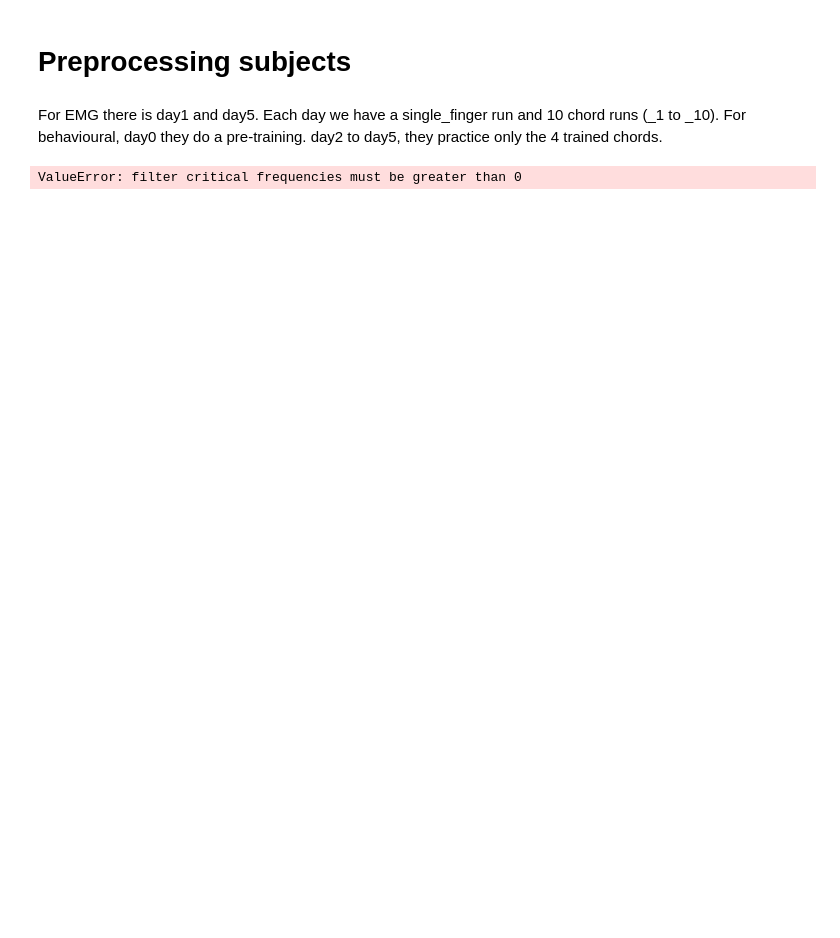
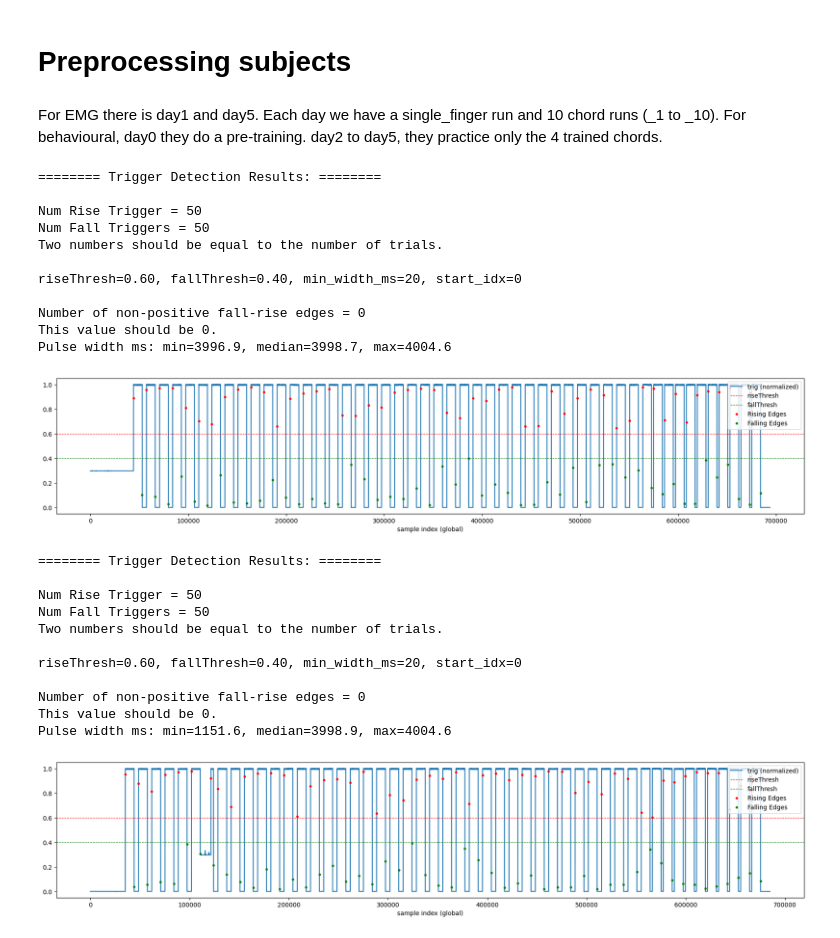
Before and after one commit to alighavam/EFC_learningEMG, a Jupyter notebook: preprocessing.ipynb, the cells around one changed output. Drawn from its saved outputs; the diff is of its cells as text; code cells hidden in the pictures; blank space fills up the shorter version.

Commit message:
better trigger detection

```diff
--- a/preprocessing.ipynb
+++ b/preprocessing.ipynb
@@ -32,30 +33,44 @@ def butter_bandpass(lowcut, highcut, fs, order=5):
 # %%
 sn = 100
 
 # Prep EMG:
 df = {'t'}
 days = ['day1', 'day5']
 for day in days:
-    # ========================= single_finger =========================
+    # ========================= detect trigger signal =========================
     header = pd.read_csv(os.path.join(emgPath, day, f'subj{sn}', f'EFC_learningEMG_{sn}_single_finger.csv'), skiprows=5, nrows=1, header=None)
     # remove extra spaces in header:
     header = header.apply(lambda x: x.str.strip() if x.dtype == "object" else x)
     data = pd.read_csv(os.path.join(emgPath, day, f'subj{sn}', f'EFC_learningEMG_{sn}_single_finger.csv'), skiprows=8, header=None)
     data = data.iloc[:, :28]
     data.columns = header.iloc[0, :28]
     data = data.reset_index(drop=True)
 
     trigger = data['Analog 1 (V)'].values
-    fs = 2222.2222
-    filtered = filtfilt(*butter_bandpass(20, 500, fs), trigger)
-    rectified = np.abs(filtered)
-    smoothed = filtfilt(*butter_bandpass(0, 15, fs), rectified)  # Low-pass for envelope
-
-    plt.figure(figsize=(10, 5))
-    plt.plot(data['Analog 1 Time Series (s)'], smoothed)
-    plt.xlabel('Time (s)')
-    plt.ylabel('Analog 1 (V)')
-    plt.title('Analog 1 (V) vs Time')
-    plt.show()
+    fs_trigger = 2222.2222
+    riseIdx, fallIdx = emg_functions.find_trigger_rise_edge(trigger, fs_trigger, riseThresh=0.6, fallThresh=0.4, min_width_ms=20, debug=1)
 # %% [output]
-ValueError: filter critical frequencies must be greater than 0
+======== Trigger Detection Results: ========
+
+Num Rise Trigger = 50
+Num Fall Triggers = 50
+Two numbers should be equal to the number of trials.
+
+riseThresh=0.60, fallThresh=0.40, min_width_ms=20, start_idx=0
+
+Number of non-positive fall-rise edges = 0
+This value should be 0.
+Pulse width ms: min=3996.9, median=3998.7, max=4004.6
+[figure, added]
+======== Trigger Detection Results: ========
+
+Num Rise Trigger = 50
+Num Fall Triggers = 50
+Two numbers should be equal to the number of trials.
+
+riseThresh=0.60, fallThresh=0.40, min_width_ms=20, start_idx=0
+
+Number of non-positive fall-rise edges = 0
+This value should be 0.
+Pulse width ms: min=1151.6, median=3998.9, max=4004.6
+[figure, added]
```
Also changed, not shown: parts of 1 cell of this notebook, 2 other files.
